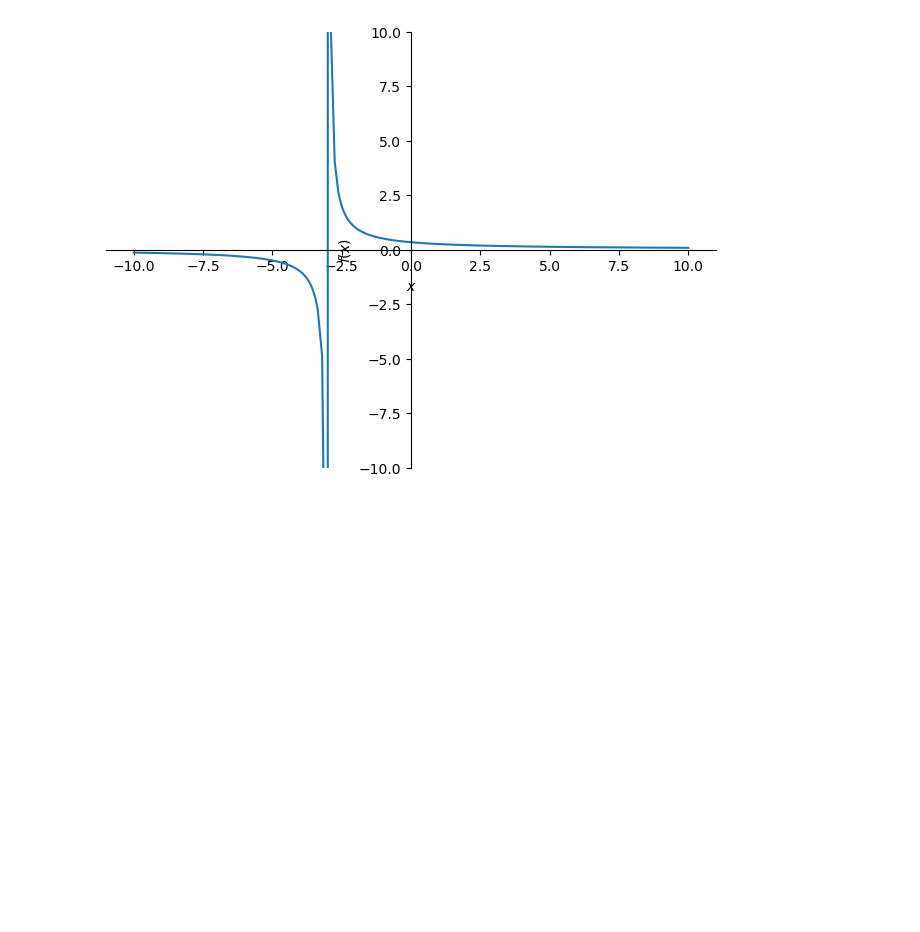
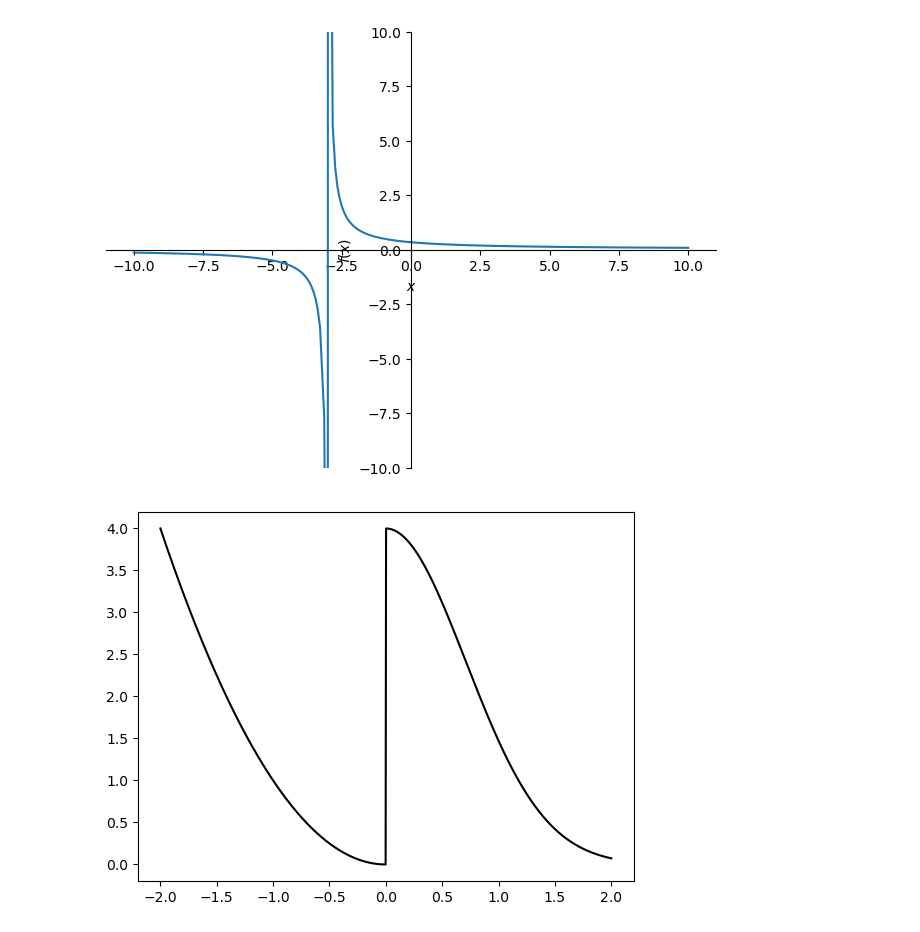
Before and after one commit to Afiq139/Python-Project, a Jupyter notebook: Python_Mathematics/Master_Math_By_Coding_In_Python/11_Calculus/019_Calculus_Bug_Hunt.ipynb, the cells around one changed output. Drawn from its saved outputs; the diff is of its cells as text; code cells hidden in the pictures; blank space fills up the shorter version.

```diff
--- a/Python_Mathematics/Master_Math_By_Coding_In_Python/11_Calculus/019_Calculus_Bug_Hunt.ipynb
+++ b/Python_Mathematics/Master_Math_By_Coding_In_Python/11_Calculus/019_Calculus_Bug_Hunt.ipynb
@@ -37,3 +37,24 @@ p.show()
 # %% [output]
 $\displaystyle \lim_{x\to -3^+} \frac{1}{x + 3} = \infty$
 [figure]
+# %%
+# 3.) Piece-wise function
+
+from sympy.abc import x
+
+piece1 = x**2
+piece2 = 4*sym.exp(-x**2)
+
+# put them together with conditions
+fx = sym.Piecewise( (piece1,x<0) , (piece2, x>=0) )
+
+# evaluate the function in a range
+xx = np.linspace(-2,2,1000)
+fxx = sym.lambdify(x,fx)
+
+# show it in a plot
+plt.plot(xx,fxx(xx), 'k')
+
+plt.show()
+# %% [output]
+[figure, added]
```
